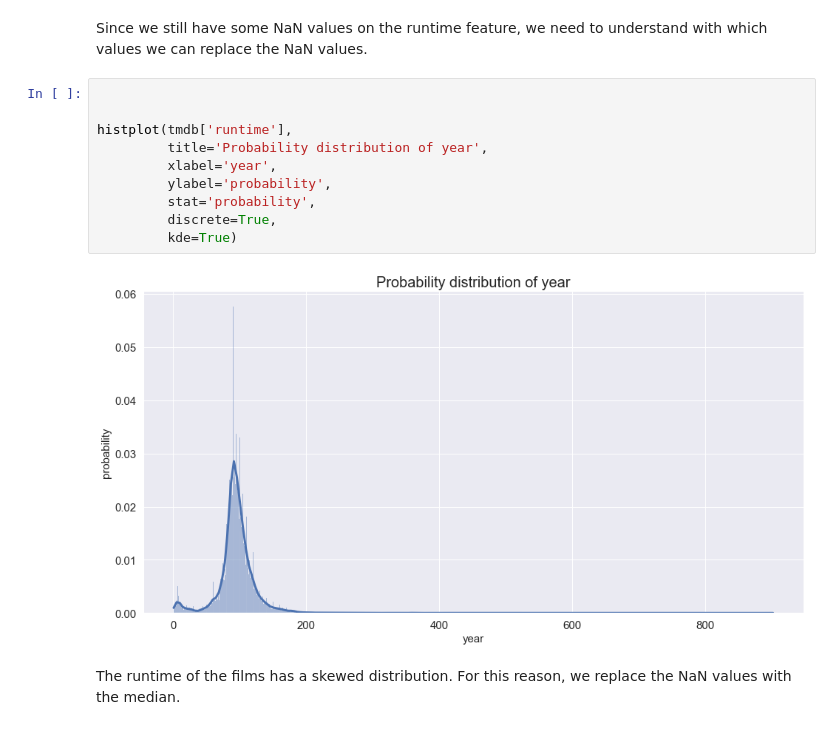
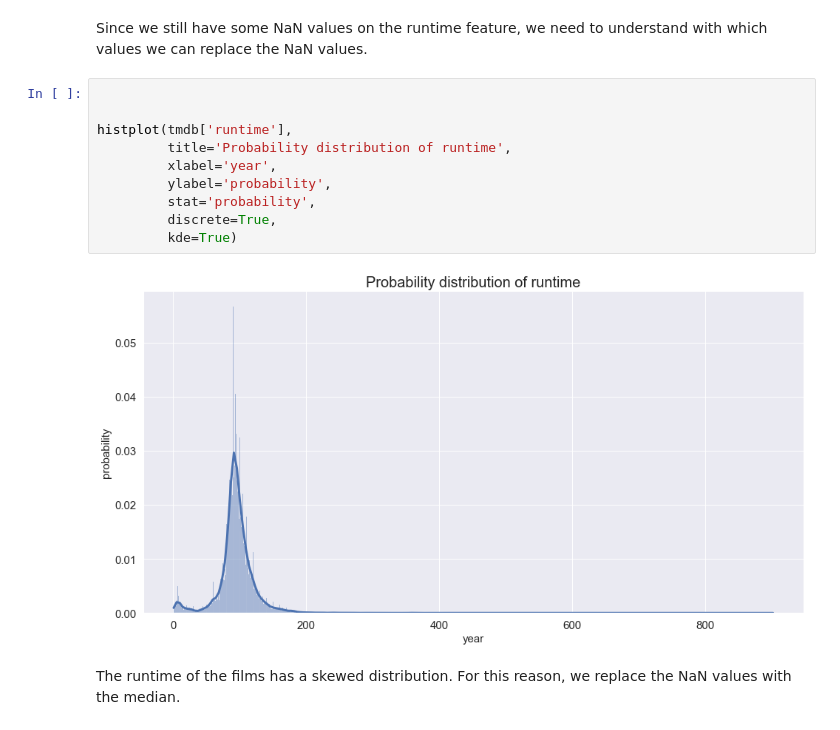
Before and after one commit to prushh/movie-lens-mlp, a Jupyter notebook: notebooks/1.1-external-data-exploration.ipynb, the cells around one changed output. Saved outputs shown, nothing was run; the diff lists cells and outputs as text.

Commit message:
fix runtime missing value plot

```diff
--- a/notebooks/1.1-external-data-exploration.ipynb
+++ b/notebooks/1.1-external-data-exploration.ipynb
@@ -151,15 +151,15 @@ Since we still have some NaN values on the runtime feature, we need to understan
 # %%
 
 
 histplot(tmdb['runtime'],
-         title='Probability distribution of year',
+         title='Probability distribution of runtime',
          xlabel='year',
          ylabel='probability',
          stat='probability',
          discrete=True,
          kde=True)
 # %% [output]
-[figure, old version]
+[figure, new version]
 # %% [markdown]
 The runtime of the films has a skewed distribution. For this reason, we replace the NaN values with the median.
 # %%
```
Also changed, not shown: 1 other file.
